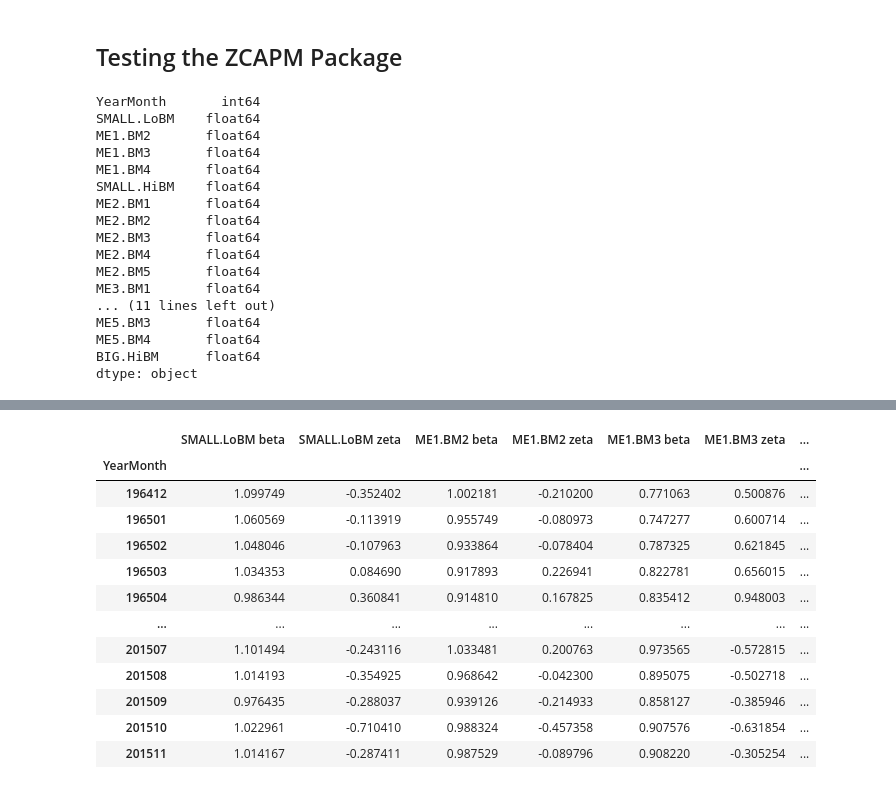
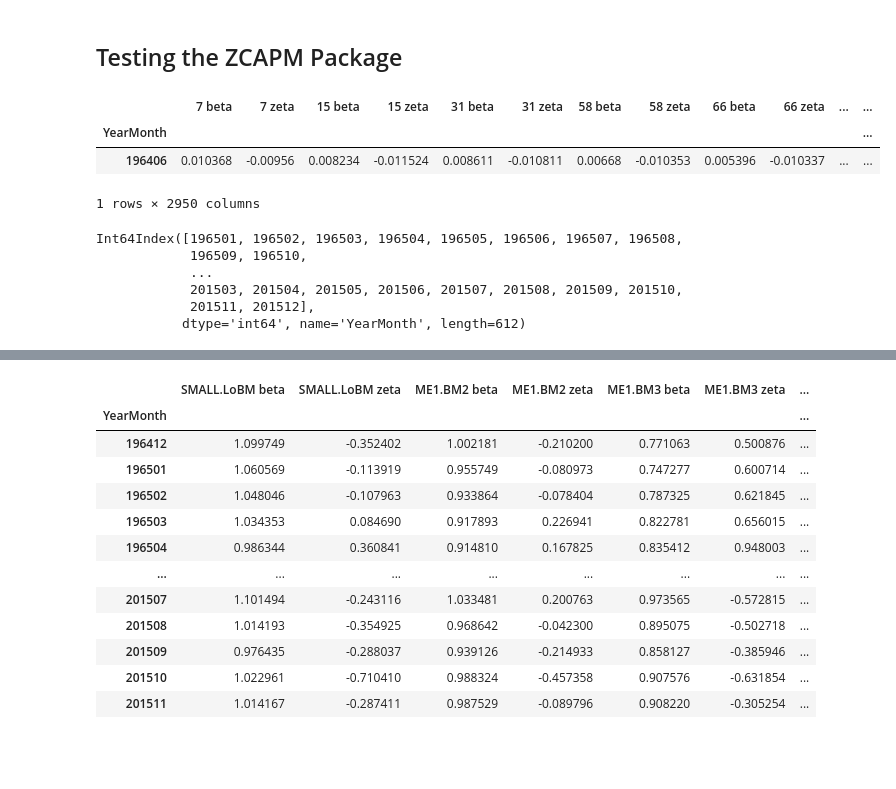
Before and after one commit to HYChangTAMU/Projects, a Jupyter notebook: Assignment5/Project5.ipynb, the cells around one changed output, grey strips where cells are left out. Saved outputs shown, nothing was run; the diff lists cells and outputs as text; code cells hidden in the pictures; blank space fills up the shorter version.

```diff
--- a/Assignment5/Project5.ipynb
+++ b/Assignment5/Project5.ipynb
@@ -152,0 +152,42 @@ See the caveats in the documentation: https://pandas.pydata.org/pandas-docs/stab
+# %%
+n = 0
+
+ex_ret = pd.read_csv('/content/drive/MyDrive/Assignment5/Window Returns/ex_ret_' + str(n), index_col = 'YearMonth')
+mu = pd.read_csv('/content/drive/MyDrive/Assignment5/Window mu/mu_' + str(n), index_col = 'YearMonth')['VWRETD-Rf']
+sigma = pd.read_csv('/content/drive/MyDrive/Assignment5/Window sigma/sigma_' + str(n), index_col = 'YearMonth')['VWStd']
+# %%
+model = ZCAPM.Testing()
+# %%
+for n in range(10, 702):
+
+  tol = .001
+  MaxIter = 1000
+  criterion = 2
+  width = 12
+
+  stock_ex_ret = pd.read_csv('/content/drive/MyDrive/Assignment5/Window Returns/ex_ret_' + str(n), index_col = 'YearMonth')
+  mu = pd.read_csv('/content/drive/MyDrive/Assignment5/Window mu/mu_' + str(n), index_col = 'YearMonth')['VWRETD-Rf']
+  sigma = pd.read_csv('/content/drive/MyDrive/Assignment5/Window sigma/sigma_' + str(n), index_col = 'YearMonth')['VWStd']
+  # with open("/content/drive/MyDrive/Assignment5/Window months/months_" + str(n), "r") as read_months:
+  #   months = json.load(read_months)
+
+  zcapm_results = model.estZCAPM(stock_ex_ret,mu,sigma,tol,MaxIter,criterion,width)
+
+  cols = stock_ex_ret.columns
+
+  beta_cols = zcapm_results.columns[zcapm_results.columns.str.contains('beta')]
+  zeta_cols = zcapm_results.columns[zcapm_results.columns.str.contains('zeta')]
+
+  zcapm_beta = zcapm_results[beta_cols]
+  zcapm_beta.columns = cols
+  zcapm_beta.reset_index(drop = True, inplace = True)
+  zcapm_beta.rename(index = {0: 'beta'}, inplace = True)
+
+  zcapm_zeta = zcapm_results[zeta_cols]
+  zcapm_zeta.columns = cols
+  zcapm_zeta.reset_index(drop = True, inplace = True)
+  zcapm_zeta.rename(index = {0: 'zeta'}, inplace = True)
+
+  zcapm_results = pd.concat([zcapm_beta, zcapm_zeta], axis=0)
+
+  zcapm_results.to_csv('/content/drive/MyDrive/Assignment5/betas/betas_' + str(n))
@@ -153,27 +299,23 @@ See the caveats in the documentation: https://pandas.pydata.org/pandas-docs/stab
 # %% [markdown]
 ## Testing the ZCAPM Package
+# %%
+zcapm_results
+# %% [output]
+|  | 7 beta | 7 zeta | 15 beta | 15 zeta | 31 beta | 31 zeta | 58 beta | 58 zeta | 66 beta | 66 zeta | ... | ... |
+| YearMonth |  |  |  |  |  |  |  |  |  |  |  | ... |
+| 196406 | 0.010368 | -0.00956 | 0.008234 | -0.011524 | 0.008611 | -0.010811 | 0.00668 | -0.010353 | 0.005396 | -0.010337 | ... | ... |
+1 rows × 2950 columns
 # %%
 test = ZCAPM.Testing()
-# %%
-test.sorted_portfolio_daily_excess_return.dtypes
-# %% [output]
-YearMonth       int64
-SMALL.LoBM    float64
-ME1.BM2       float64
-ME1.BM3       float64
-ME1.BM4       float64
-SMALL.HiBM    float64
-ME2.BM1       float64
-ME2.BM2       float64
-ME2.BM3       float64
-ME2.BM4       float64
-ME2.BM5       float64
-ME3.BM1       float64
-... (11 lines left out)
-ME5.BM3       float64
-ME5.BM4       float64
-BIG.HiBM      float64
-dtype: object
+# %%
+test.sorted_portfolio_monthly_excess_return.iloc[12:,:].index
+# %% [output]
+Int64Index([196501, 196502, 196503, 196504, 196505, 196506, 196507, 196508,
+            196509, 196510,
+            ...
+            201503, 201504, 201505, 201506, 201507, 201508, 201509, 201510,
+            201511, 201512],
+           dtype='int64', name='YearMonth', length=612)
 # %%
 #Set Parameters for rolling estimations and EM Algorithm. For information on parameters see doc string of _EM_loop method
 tol = .001
```
Also changed, not shown: parts of 10 cells of this notebook.
